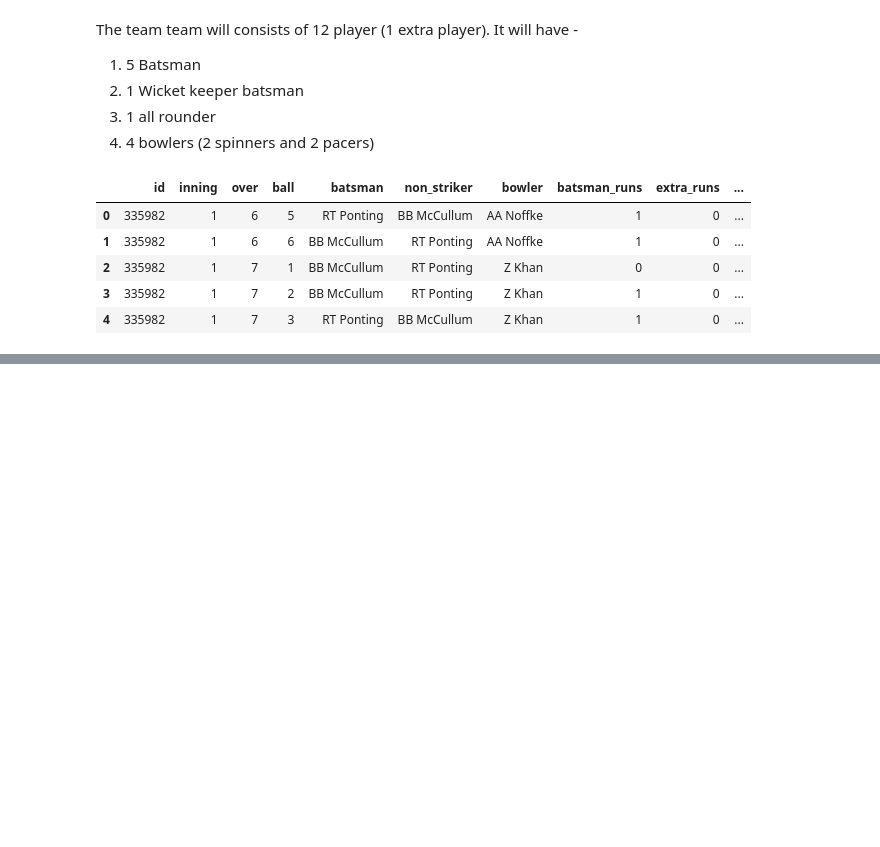
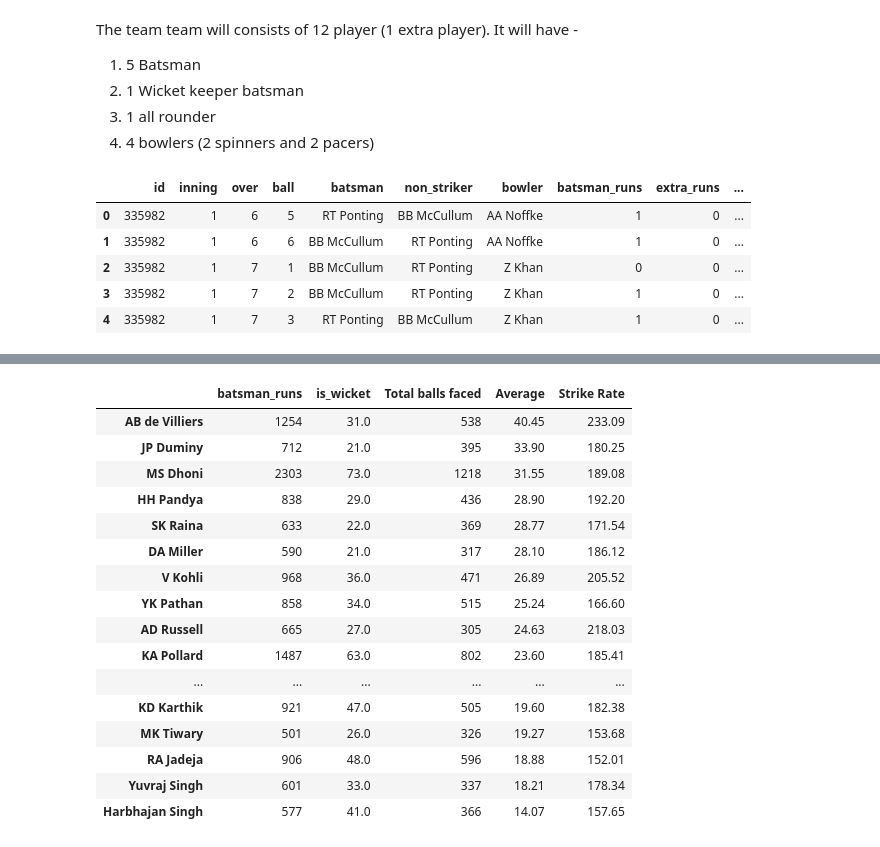
Before and after one commit to dhrubjun/All-time-best-IPL-team, a Jupyter notebook: All_time_best_IPL_team.ipynb, the cells around one changed output, grey strips where cells are left out. Saved outputs shown, nothing was run; the diff lists cells and outputs as text; code cells hidden in the pictures; blank space fills up the shorter version.

```diff
--- a/All_time_best_IPL_team.ipynb
+++ b/All_time_best_IPL_team.ipynb
@@ -153,0 +186,2 @@ df_batsman.sort_values(by='Strike Rate', ascending=False).head(15)
+# %%
+df_powerplay_stat['Total balls faced'] = df_balls_faced_power
@@ -153,0 +208,26 @@ df_batsman.sort_values(by='Strike Rate', ascending=False).head(15)
+# %%
+df_powerplay_stat['Average'] = round(df_powerplay_stat['batsman_runs']/df_powerplay_stat['is_wicket'], 2)
+# %%
+df_powerplay_stat['Strike Rate'] = round((df_powerplay_stat['batsman_runs']/df_powerplay_stat['Total balls faced'])*100, 2)
+# %%
+df_powerplay_stat = df_powerplay_stat[df_powerplay_stat['batsman_runs']>500]
+# %%
+df_powerplay_stat.sort_values(by='Average', ascending=False)
+# %% [output]
+|  | batsman_runs | is_wicket | Total balls faced | Average | Strike Rate |
+| AB de Villiers | 1254 | 31.0 | 538 | 40.45 | 233.09 |
+| JP Duminy | 712 | 21.0 | 395 | 33.90 | 180.25 |
+| MS Dhoni | 2303 | 73.0 | 1218 | 31.55 | 189.08 |
+| HH Pandya | 838 | 29.0 | 436 | 28.90 | 192.20 |
+| SK Raina | 633 | 22.0 | 369 | 28.77 | 171.54 |
+| DA Miller | 590 | 21.0 | 317 | 28.10 | 186.12 |
+| V Kohli | 968 | 36.0 | 471 | 26.89 | 205.52 |
+| YK Pathan | 858 | 34.0 | 515 | 25.24 | 166.60 |
+| AD Russell | 665 | 27.0 | 305 | 24.63 | 218.03 |
+| KA Pollard | 1487 | 63.0 | 802 | 23.60 | 185.41 |
+| ... | ... | ... | ... | ... | ... |
+| KD Karthik | 921 | 47.0 | 505 | 19.60 | 182.38 |
+| MK Tiwary | 501 | 26.0 | 326 | 19.27 | 153.68 |
+| RA Jadeja | 906 | 48.0 | 596 | 18.88 | 152.01 |
+| Yuvraj Singh | 601 | 33.0 | 337 | 18.21 | 178.34 |
+| Harbhajan Singh | 577 | 41.0 | 366 | 14.07 | 157.65 |
```
Also changed, not shown: parts of 19 cells of this notebook.
